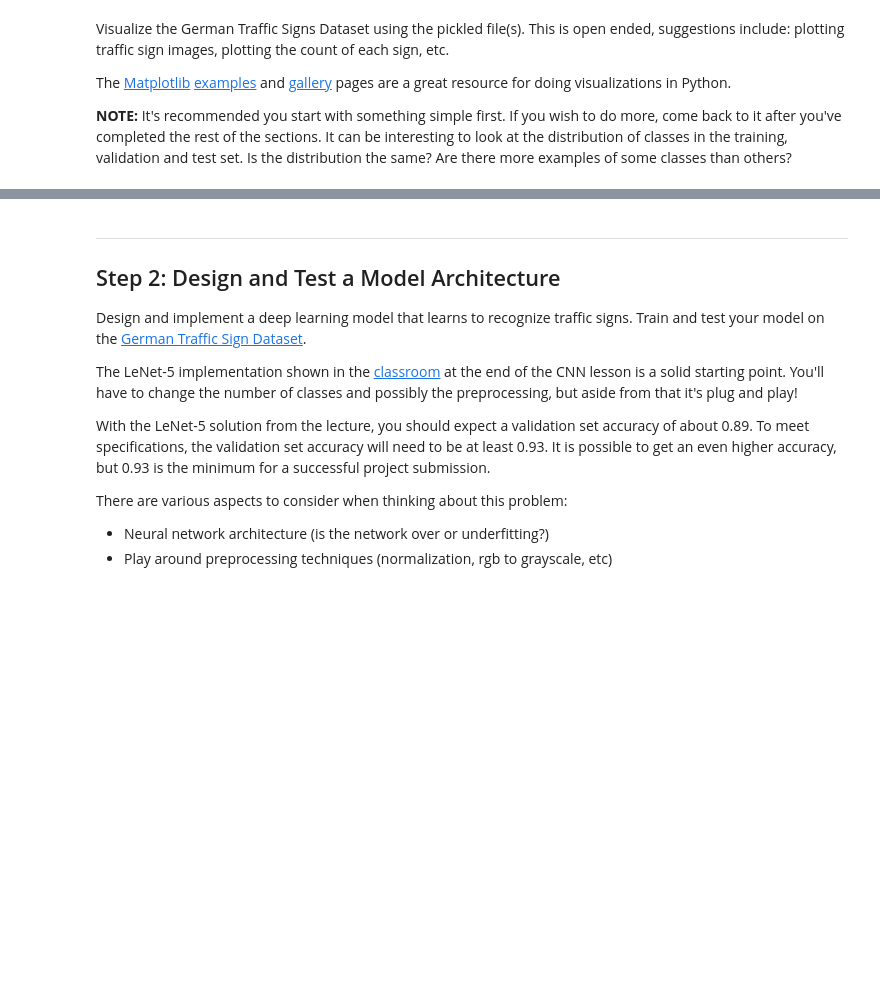
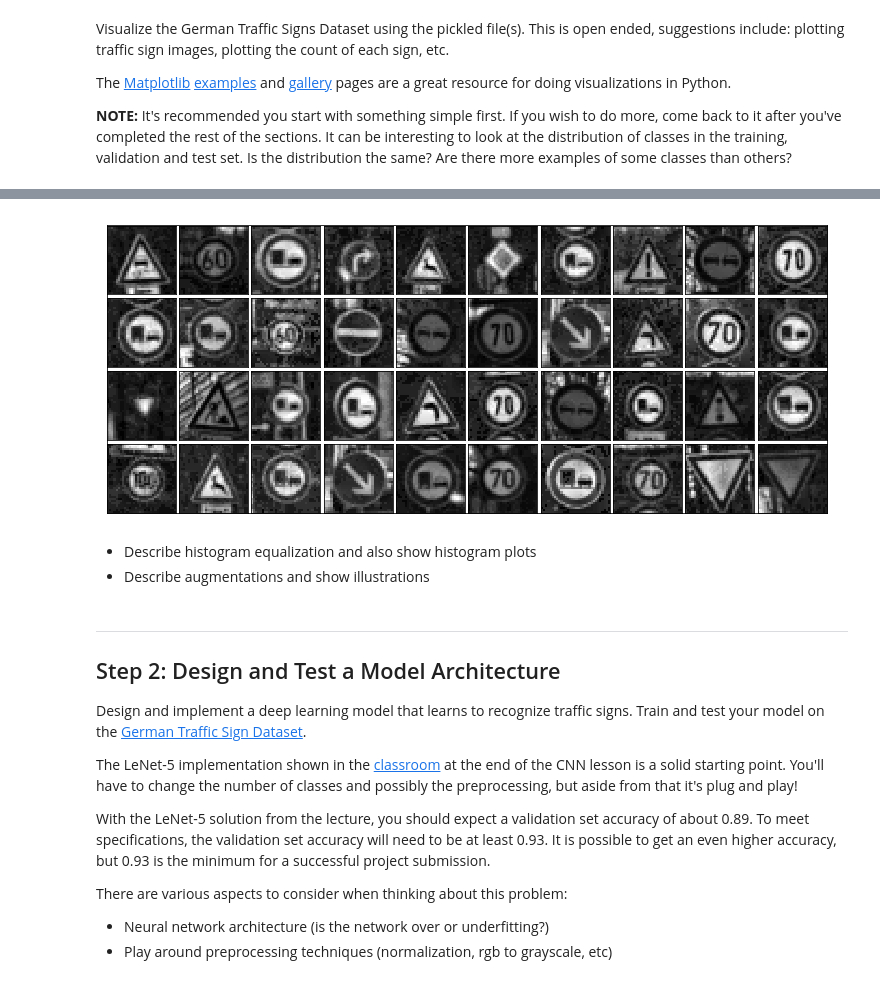
Before and after one commit to turangojayev/CarND-Traffic-Sign-Classifier-Project, a Jupyter notebook: Traffic_Sign_Classifier.ipynb, the cells around one changed output, grey strips where cells are left out. Cells and saved outputs as stored; diff of their text form; code cells hidden in the pictures; blank space fills up the shorter version.

```diff
--- a/Traffic_Sign_Classifier.ipynb
+++ b/Traffic_Sign_Classifier.ipynb
@@ -149,3 +181,15 @@ plt.imshow(X_train[12300])
+# %%
+CLAHE = cv2.createCLAHE(clipLimit=2.0, tileGridSize=(5, 5))
+
+def equalize_histogram(image):
+    return CLAHE.apply(image)
+
+plot_selected(list(map(equalize_histogram, grayscaled)), rows=4)
+# %% [output]
+[figure, added]
+# %% [markdown]
+- Describe histogram equalization and also show histogram plots
+- Describe augmentations and show illustrations
 # %% [markdown]
 ----
 
```
Also changed, not shown: parts of 9 cells of this notebook, 2 other files.
